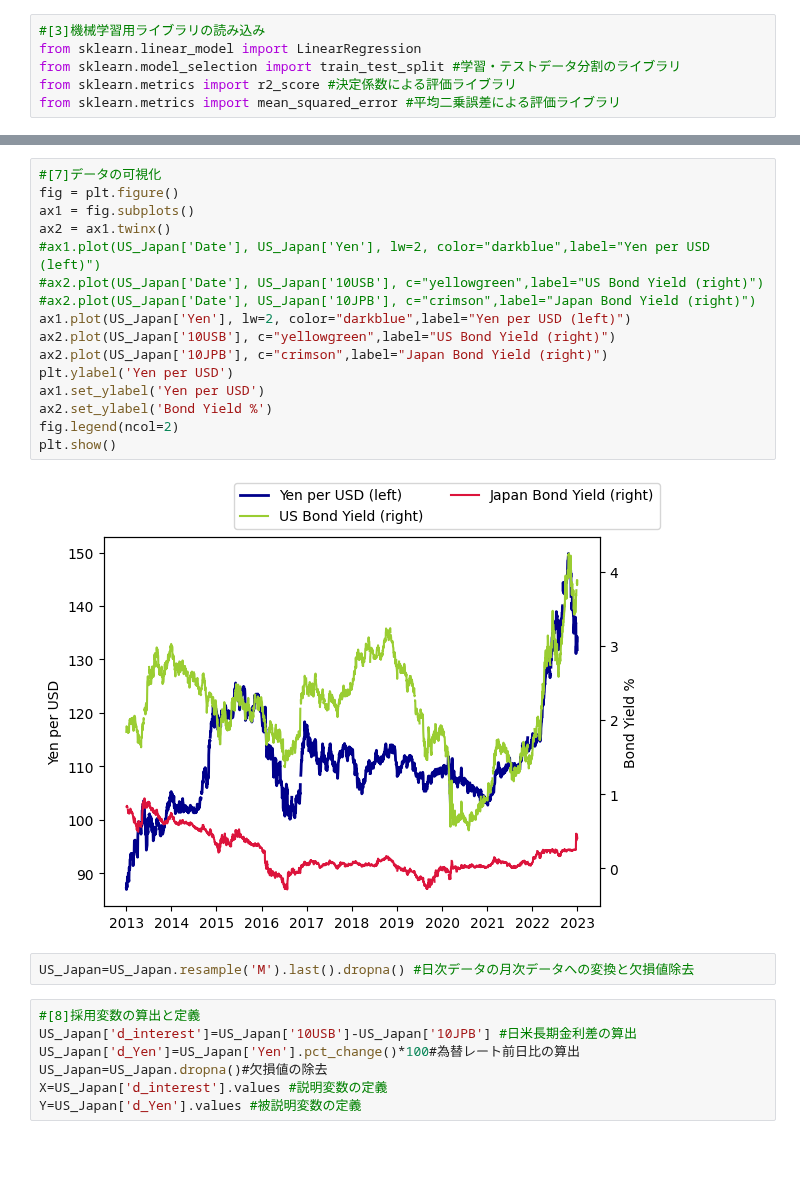
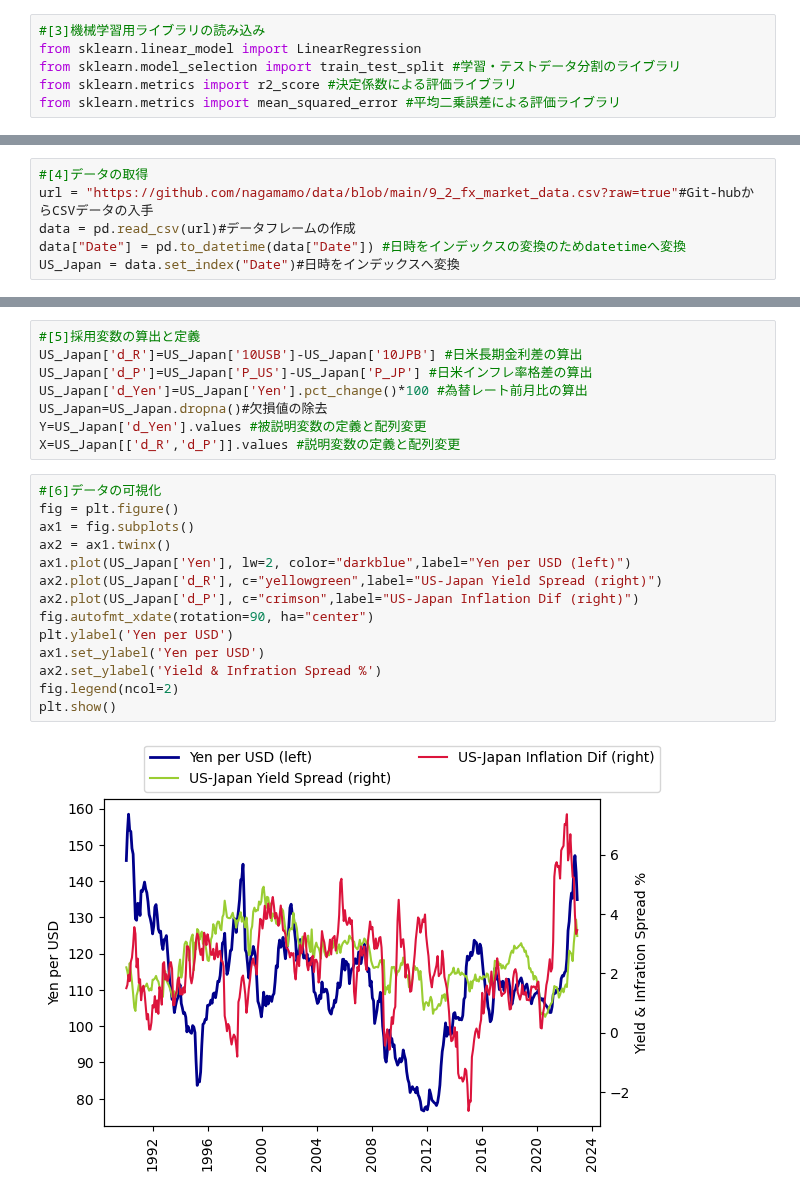
Before and after one commit to nagamamo/financial_data_science, a Jupyter notebook: 9_2_fx_asset_approach.ipynb, the cells around one changed output, grey strips where cells are left out. Saved outputs shown, nothing was run; the diff lists cells and outputs as text; blank space fills up the shorter version.

```diff
--- a/9_2_fx_asset_approach.ipynb
+++ b/9_2_fx_asset_approach.ipynb
@@ -37,0 +29,6 @@ US_Japan = US_Japan.set_index("Date")#日時をインデックスへ変換
+# %%
+#[4]データの取得
+url = "https://github.com/nagamamo/data/blob/main/9_2_fx_market_data.csv?raw=true"#Git-hubからCSVデータの入手
+data = pd.read_csv(url)#データフレームの作成
+data["Date"] = pd.to_datetime(data["Date"]) #日時をインデックスの変換のためdatetimeへ変換
+US_Japan = data.set_index("Date")#日時をインデックスへ変換
@@ -38,27 +37,24 @@ US_Japan = US_Japan.set_index("Date")#日時をインデックスへ変換
+# %%
+#[5]採用変数の算出と定義
+US_Japan['d_R']=US_Japan['10USB']-US_Japan['10JPB'] #日米長期金利差の算出
+US_Japan['d_P']=US_Japan['P_US']-US_Japan['P_JP'] #日米インフレ率格差の算出
+US_Japan['d_Yen']=US_Japan['Yen'].pct_change()*100 #為替レート前月比の算出
+US_Japan=US_Japan.dropna()#欠損値の除去
+Y=US_Japan['d_Yen'].values #被説明変数の定義と配列変更
+X=US_Japan[['d_R','d_P']].values #説明変数の定義と配列変更
 # %%
-#[7]データの可視化
+#[6]データの可視化
 fig = plt.figure()
 ax1 = fig.subplots()
 ax2 = ax1.twinx()
-#ax1.plot(US_Japan['Date'], US_Japan['Yen'], lw=2, color="darkblue",label="Yen per USD (left)")
-#ax2.plot(US_Japan['Date'], US_Japan['10USB'], c="yellowgreen",label="US Bond Yield (right)")
-#ax2.plot(US_Japan['Date'], US_Japan['10JPB'], c="crimson",label="Japan Bond Yield (right)")
 ax1.plot(US_Japan['Yen'], lw=2, color="darkblue",label="Yen per USD (left)")
-ax2.plot(US_Japan['10USB'], c="yellowgreen",label="US Bond Yield (right)")
-ax2.plot(US_Japan['10JPB'], c="crimson",label="Japan Bond Yield (right)")
+ax2.plot(US_Japan['d_R'], c="yellowgreen",label="US-Japan Yield Spread (right)")
+ax2.plot(US_Japan['d_P'], c="crimson",label="US-Japan Inflation Dif (right)")
+fig.autofmt_xdate(rotation=90, ha="center")
 plt.ylabel('Yen per USD')
 ax1.set_ylabel('Yen per USD')
-ax2.set_ylabel('Bond Yield %')
+ax2.set_ylabel('Yield & Infration Spread %')
 fig.legend(ncol=2)
 plt.show()
 # %% [output]
-[figure, old version]
+[figure, new version]
-# %%
-US_Japan=US_Japan.resample('M').last().dropna() #日次データの月次データへの変換と欠損値除去
-# %%
-#[8]採用変数の算出と定義
-US_Japan['d_interest']=US_Japan['10USB']-US_Japan['10JPB'] #日米長期金利差の算出
-US_Japan['d_Yen']=US_Japan['Yen'].pct_change()*100#為替レート前日比の算出
-US_Japan=US_Japan.dropna()#欠損値の除去
-X=US_Japan['d_interest'].values #説明変数の定義
-Y=US_Japan['d_Yen'].values #被説明変数の定義
```
Also changed, not shown: parts of 27 cells of this notebook.
